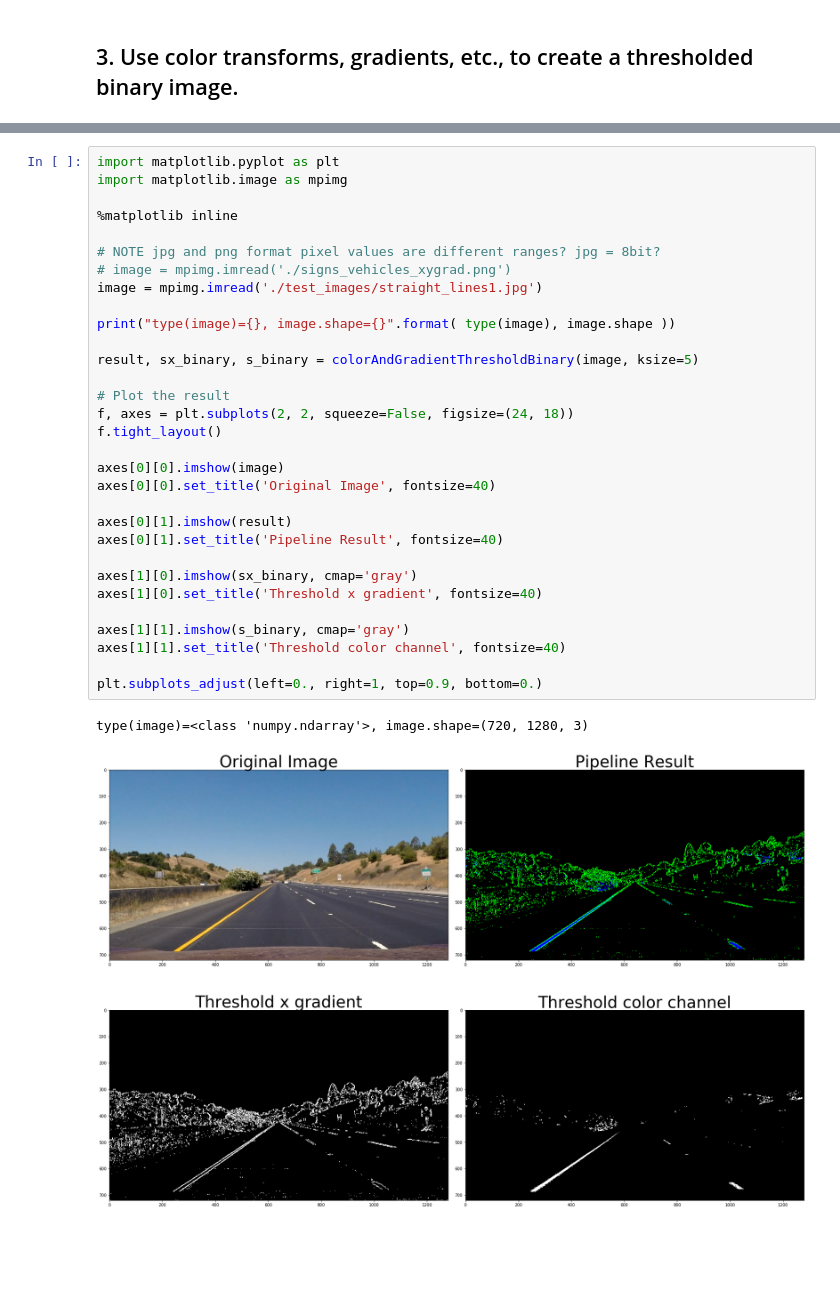
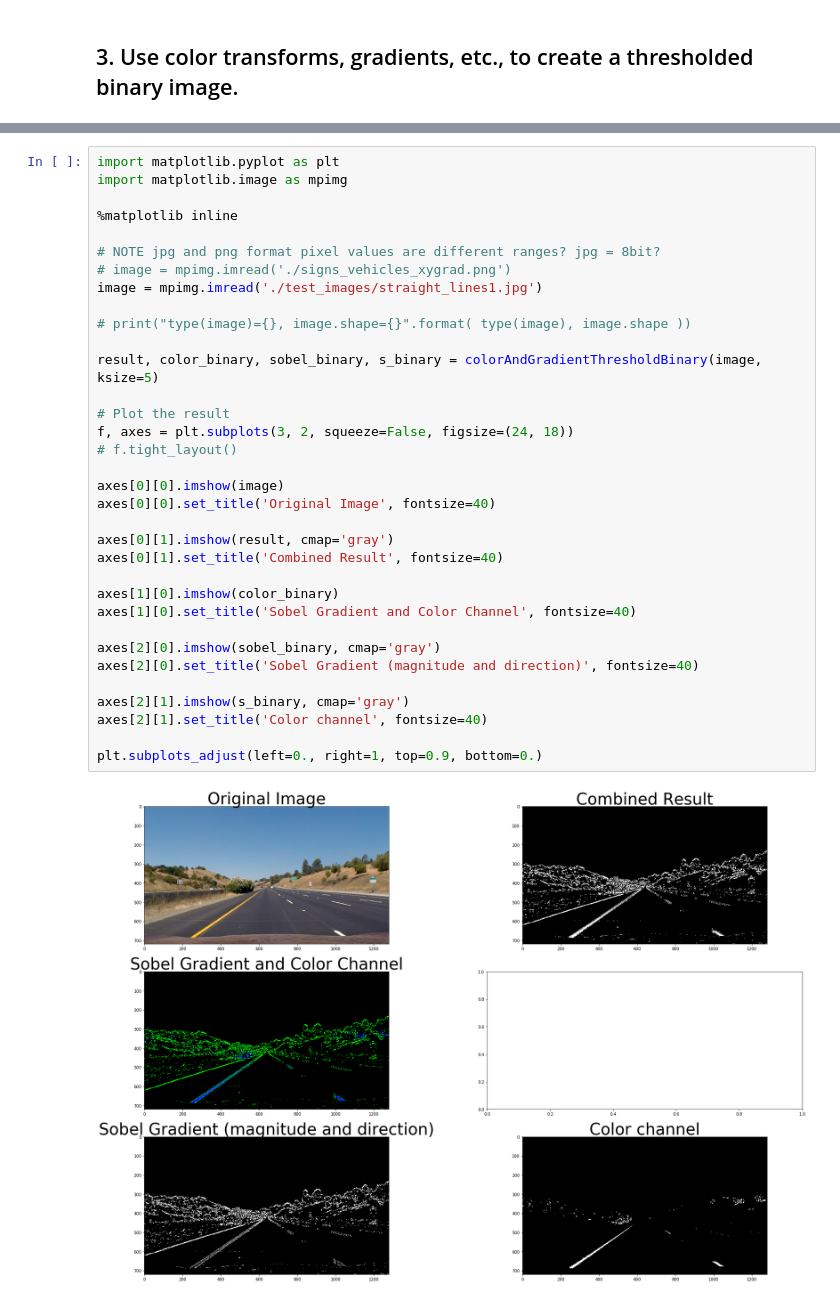
Before and after one commit to tsenying/CarND-Advanced-Lane-Lines, a Jupyter notebook: AdvancedLaneFinding.ipynb, the cells around one changed output, grey strips where cells are left out. Drawn from its saved outputs; the diff is of its cells as text; blank space fills up the shorter version.

Commit message:
use sobel magnitude and direction

```diff
--- a/AdvancedLaneFinding.ipynb
+++ b/AdvancedLaneFinding.ipynb
@@ -166,34 +240,36 @@ def colorAndGradientThresholdBinary(img, color_thresh=(170, 255), sobel_thresh=(
 # %%
 import matplotlib.pyplot as plt
 import matplotlib.image as mpimg
 
 %matplotlib inline
 
 # NOTE jpg and png format pixel values are different ranges? jpg = 8bit?
 # image = mpimg.imread('./signs_vehicles_xygrad.png')
 image = mpimg.imread('./test_images/straight_lines1.jpg')
 
-print("type(image)={}, image.shape={}".format( type(image), image.shape ))
+# print("type(image)={}, image.shape={}".format( type(image), image.shape ))
 
-result, sx_binary, s_binary = colorAndGradientThresholdBinary(image, ksize=5)
+result, color_binary, sobel_binary, s_binary = colorAndGradientThresholdBinary(image, ksize=5)
 
 # Plot the result
-f, axes = plt.subplots(2, 2, squeeze=False, figsize=(24, 18))
-f.tight_layout()
+f, axes = plt.subplots(3, 2, squeeze=False, figsize=(24, 18))
+# f.tight_layout()
 
 axes[0][0].imshow(image)
 axes[0][0].set_title('Original Image', fontsize=40)
 
-axes[0][1].imshow(result)
-axes[0][1].set_title('Pipeline Result', fontsize=40)
+axes[0][1].imshow(result, cmap='gray')
+axes[0][1].set_title('Combined Result', fontsize=40)
 
-axes[1][0].imshow(sx_binary, cmap='gray')
-axes[1][0].set_title('Threshold x gradient', fontsize=40)
+axes[1][0].imshow(color_binary)
+axes[1][0].set_title('Sobel Gradient and Color Channel', fontsize=40)
 
-axes[1][1].imshow(s_binary, cmap='gray')
-axes[1][1].set_title('Threshold color channel', fontsize=40)
+axes[2][0].imshow(sobel_binary, cmap='gray')
+axes[2][0].set_title('Sobel Gradient (magnitude and direction)', fontsize=40)
+
+axes[2][1].imshow(s_binary, cmap='gray')
+axes[2][1].set_title('Color channel', fontsize=40)
 
 plt.subplots_adjust(left=0., right=1, top=0.9, bottom=0.)
 # %% [output]
-type(image)=<class 'numpy.ndarray'>, image.shape=(720, 1280, 3)
-[figure, old version]
+[figure, new version]
```
Also changed, not shown: parts of 2 cells of this notebook.
